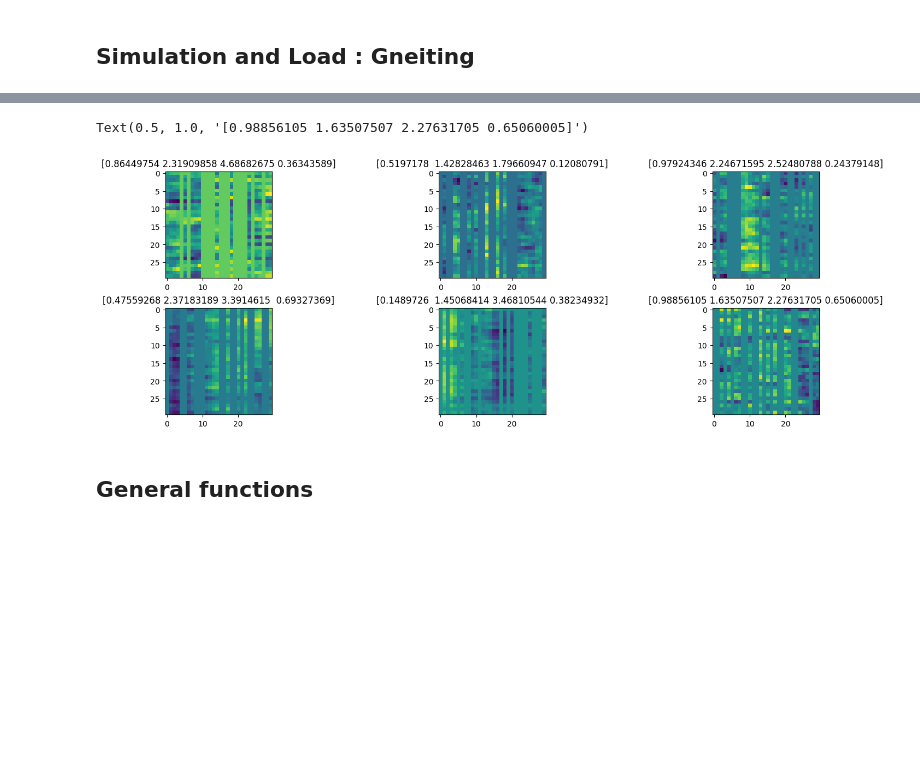
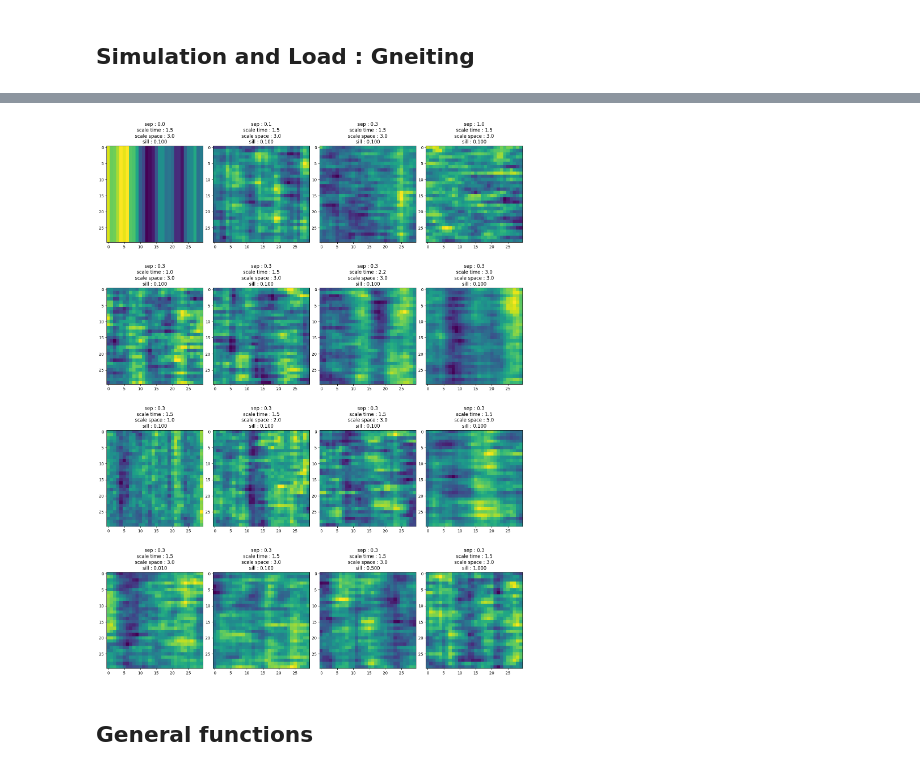
Before and after one commit to DarenXL/Neural_ST_inference, a Jupyter notebook: Code GNN/Amortized_Methods_Geostatistics_Spatio-Temporal-2D.ipynb, the cells around one changed output, grey strips where cells are left out. Drawn from its saved outputs; the diff is of its cells as text; code cells hidden in the pictures; blank space fills up the shorter version.

```diff
--- a/Code GNN/Amortized_Methods_Geostatistics_Spatio-Temporal-2D.ipynb
+++ b/Code GNN/Amortized_Methods_Geostatistics_Spatio-Temporal-2D.ipynb
@@ -561,15 +566,15 @@ class SepDataset(Dataset):
         self.theta_size = theta_size
         self.deepset_size = deepset_size
 
-        # self.sep = np.log10(np.random.uniform(1.,2.,(theta_size,)))
-        # self.scale_time = np.random.uniform(1.,5.,(theta_size,))
+        # self.sep = np.random.uniform(0,1.,(theta_size,))
+        # self.scale_time = np.random.uniform(1.,3.,(theta_size,))
         # self.scale_space = np.random.uniform(1.,5.,(theta_size,))
-        # self.sill = np.random.uniform(.1,1.,(theta_size,))**2            # np.ones((theta_size,), dtype=int)*-1
+        # self.sill = np.random.uniform(.1,1.,(theta_size,))**2
 
-        self.sep = np.random.uniform(0,1.,(theta_size,))
-        self.scale_time = np.random.uniform(1.,3.,(theta_size,))
-        self.scale_space = np.random.uniform(1.,5.,(theta_size,))
-        self.sill = np.random.uniform(.1,1.,(theta_size,))**2
+        self.sep = np.array([0,.1,.3,1.,.3,.3,.3,.3,.3,.3,.3,.3,.3,.3,.3,.3])
+        self.scale_time = np.array([1.5,1.5,1.5,1.5,1.,1.5,2.25,3,1.5,1.5,1.5,1.5,1.5,1.5,1.5,1.5])
+        self.scale_space = np.array([3.,3.,3.,3.,3.,3.,3.,3.,1.,2.,3.,5,3.,3.,3.,3.])
+        self.sill = np.array([.1,.1,.1,.1,.1,.1,.1,.1,.1,.1,.1,.1,.01,.1,.5,1.])
 
         self.missing_ratio = missing_ratio
 
@@ -686,0 +680,3 @@ time_simu_sep
+# %%
+dataset_sep = SepDataset.load(data_path+"/sep/train")
+dataset_sep_test = SepDataset.load(data_path+"/sep/test")
@@ -698,21 +699,16 @@ Text(0.5, 1.0, 'mask')
+# %%
+def to_title(vals):
+    return f"sep : {vals[0]}\nscale time : {vals[1]:.1f}\nscale space : {vals[2]:.1f}\nsill : {vals[3]:.3f}"
 # %%
 m=0
-fig, ax = plt.subplots(2, 3, figsize=(15, 5), constrained_layout=True)
-ax[0,0].imshow(dataset_sep[0][0][m][0], aspect='equal')
-ax[0,0].set_title(dataset_sep[0][1][m].detach().numpy())
-ax[0,1].imshow(dataset_sep[1][0][m][0], aspect='equal')
-ax[0,1].set_title(dataset_sep[1][1][m].detach().numpy())
-ax[0,2].imshow(dataset_sep[2][0][m][0], aspect='equal')
-ax[0,2].set_title(dataset_sep[2][1][m].detach().numpy())
-ax[1,0].imshow(dataset_sep[3][0][m][0], aspect='equal')
-ax[1,0].set_title(dataset_sep[3][1][m].detach().numpy())
-ax[1,1].imshow(dataset_sep[4][0][m][0], aspect='equal')
-ax[1,1].set_title(dataset_sep[4][1][m].detach().numpy())
-ax[1,2].imshow(dataset_sep[5][0][m][0], aspect='equal')
-ax[1,2].set_title(dataset_sep[5][1][m].detach().numpy())
+
+fig, ax = plt.subplots(4, 4, figsize=(15, 20), constrained_layout=True)
+for i in range(4):
+    for j in range(4):
+        ax[i,j].imshow(dataset_sep[i*4+j][0][m][0], aspect='equal')
+        ax[i,j].set_title(to_title(dataset_sep[i*4+j][1][0].detach().numpy()))
 # %% [output]
-Text(0.5, 1.0, '[0.98856105 1.63507507 2.27631705 0.65060005]')
-[figure, old version]
+[figure, new version]
 # %% [markdown]
 ## General functions
 # %%
```
Also changed, not shown: parts of 14 cells of this notebook.
